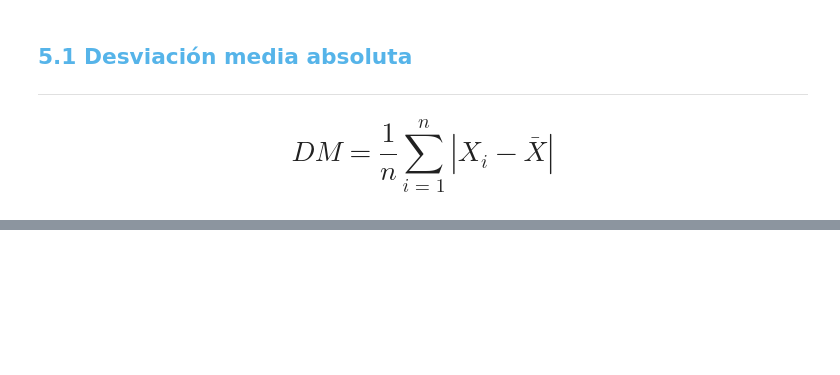
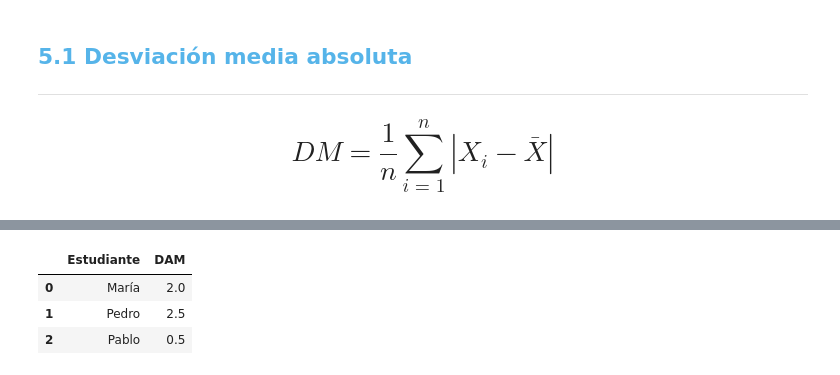
Before and after one commit to JLuceroVasquez/estadistica-con-python-frecuencia-y-medidas, a Jupyter notebook: Curso_de_Estadística_con_Python_1.ipynb, the cells around one changed output, grey strips where cells are left out. Drawn from its saved outputs; the diff is of its cells as text; code cells hidden in the pictures; blank space fills up the shorter version.

```diff
--- a/Curso_de_Estadística_con_Python_1.ipynb
+++ b/Curso_de_Estadística_con_Python_1.ipynb
@@ -1020 +1050,19 @@ Aunque las medidas de tendencia central y de localización proporcionan un resum
+# %%
+#Se crea una serie con los nombres de los estudiantes para calcular el DAM de sus notas.
+estudiantes = ['María', 'Pedro', 'Pablo']
+dam_estudiantes = pd.DataFrame(data=[]) #Se crea un dataframe vacío.
+
+#Se itera sobre los nombres de los estudiantes para calcula el DAM de sus notas y agregarlas al dataframe dam_estudiantes.
+for estudiante in estudiantes:
+  dam = stats.median_abs_deviation(df[estudiante])
+  df_dam_estudiante = pd.DataFrame([[estudiante,dam]],columns=['Estudiante', 'DAM'])#Se
+  dam_estudiantes = pd.concat([dam_estudiantes,df_dam_estudiante], ignore_index=True)
+
+#El datafram resultante se imprime con los DAM de los estudiantes.
+dam_estudiantes
+# %% [output]
+|  | Estudiante | DAM |
+| 0 | María | 2.0 |
+| 1 | Pedro | 2.5 |
+| 2 | Pablo | 0.5 |
 # %% [markdown]
```
Also changed, not shown: parts of 25 cells of this notebook.
